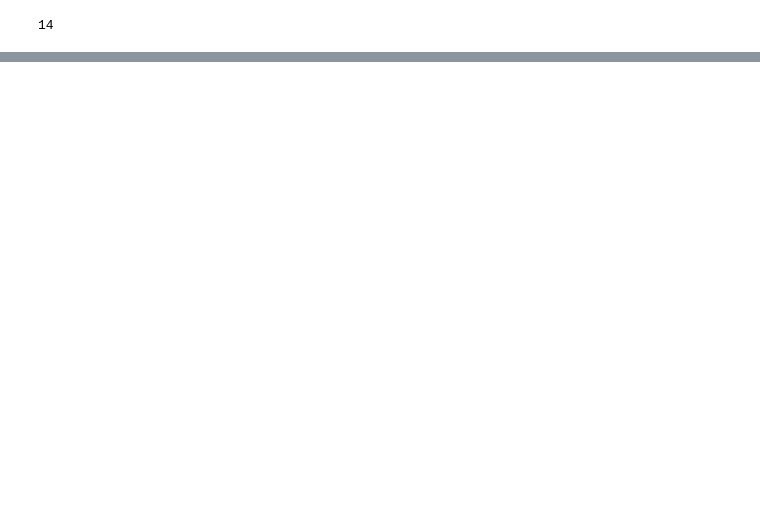
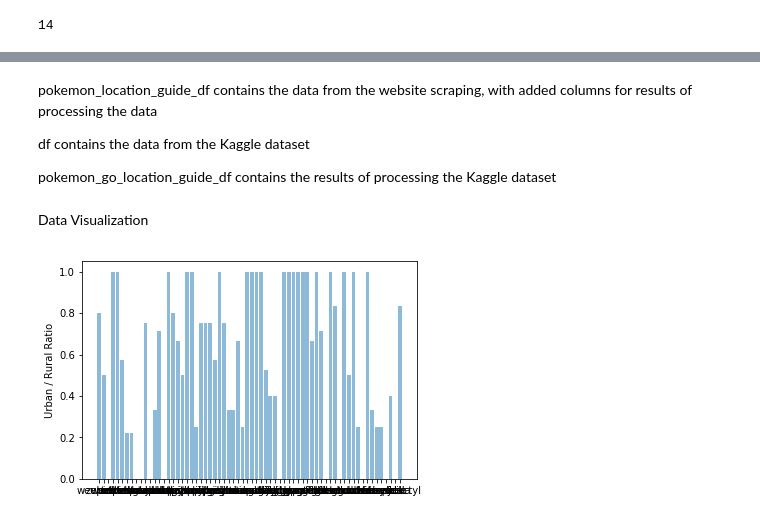
Before and after one commit to chumothyLee/PokemonLocationGuide, a Jupyter notebook: Final Proj.ipynb, the cells around one changed output, grey strips where cells are left out. Saved outputs shown, nothing was run; the diff lists cells and outputs as text; code cells hidden in the pictures; blank space fills up the shorter version.

```diff
--- a/Final Proj.ipynb
+++ b/Final Proj.ipynb
@@ -264,5 +311,5 @@ pokemon_location_guide_df
 START KAGGLE DATA
 # %%
 #read in file only with certain columns that we need
-fields = ['pokemonId', 'appearedHour', 'closeToWater', 'city', 'weather', 'weatherIcon', 'urban', 'suburban', 'midurban', 'rural']
+fields = ['pokemonId', 'appearedHour', 'closeToWater', 'city', 'weather', 'weatherIcon', 'urban', 'midurban', 'suburban', 'rural']
 df = pd.read_csv('./data/300k.csv', skipinitialspace=True, usecols=fields)
@@ -343,7 +410,11 @@ ruralAppearances = 0
 for i, row in df.iterrows():
     if(row['urban']):
         urbanAppearances+= 1
-    if(row['rural']):
+    elif(row['midurban']):
+        urbanAppearances+= 1
+    elif(row['suburban']):
+        urbanAppearances+= 1
+    else:
         ruralAppearances+= 1
 
 print(str(urbanAppearances) + ", " + str(ruralAppearances))
@@ -430,0 +522,11 @@ print(scrapedPokeTime)
+# %%
+#add scraped times as new column
+new_col = []
+
+pokemons = pokemon_location_guide_df.index.values
+
+for pokemon in pokemons:
+    new_col.append(scrapedPokeTime[pokemon])
+
+pokemon_location_guide_df['Max Appearance Time'] = new_col
+pokemon_location_guide_df
@@ -458,0 +579,18 @@ pokemon_location_guide_df['Urban/Rural']=pokemon_location_guide_df['Routes Avail
+# %%
+#scraped data urban/rural ratio
+def urbanToRuralRatio(arr):
+    urb = 0
+    rur = 0
+
+    for i in arr:
+        if i in urban:
+            urb+=1
+        if i in rural:
+            rur+=1
+
+    if rur == 0:
+        return 1
+
+    return urb / (urb+rur)
+
+pokemon_location_guide_df['Urban:Rural'] = pokemon_location_guide_df['Routes Available'].apply(urbanToRuralRatio)
@@ -458,0 +651,17 @@ pokemon_location_guide_df['Urban/Rural']=pokemon_location_guide_df['Routes Avail
+# %% [markdown]
+pokemon_location_guide_df contains the data from the website scraping, with added columns for results of processing the data
+
+df contains the data from the Kaggle dataset
+
+pokemon_go_location_guide_df contains the results of processing the Kaggle dataset
+# %% [markdown]
+Data Visualization
+# %%
+#plot histogram of scraped data urban rural ratio
+y_pos = np.arange(66)
+plt.bar(y_pos, pokemon_location_guide_df['Urban:Rural'], align = 'center', alpha = 0.5)
+plt.xticks(y_pos, pokemon_location_guide_df.index.values)
+plt.ylabel('Urban / Rural Ratio')
+plt.show()
+# %% [output]
+[figure, added]
```
Also changed, not shown: parts of 32 cells of this notebook.
